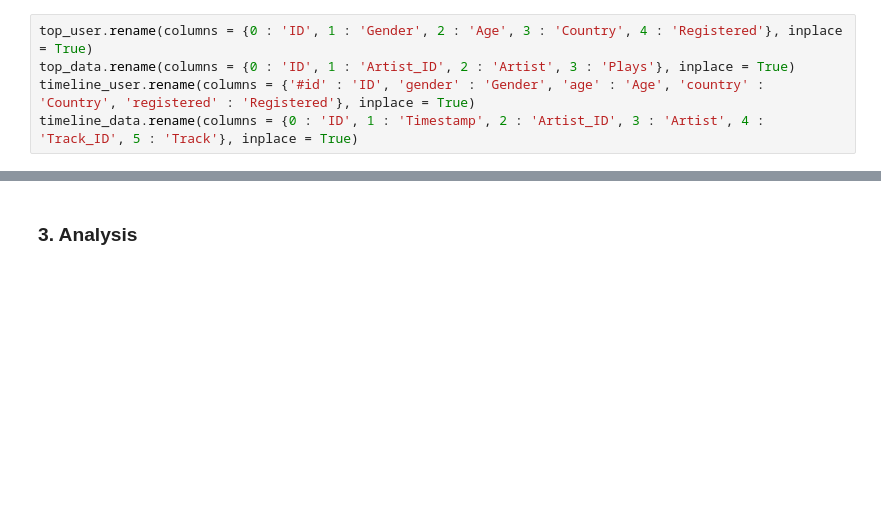
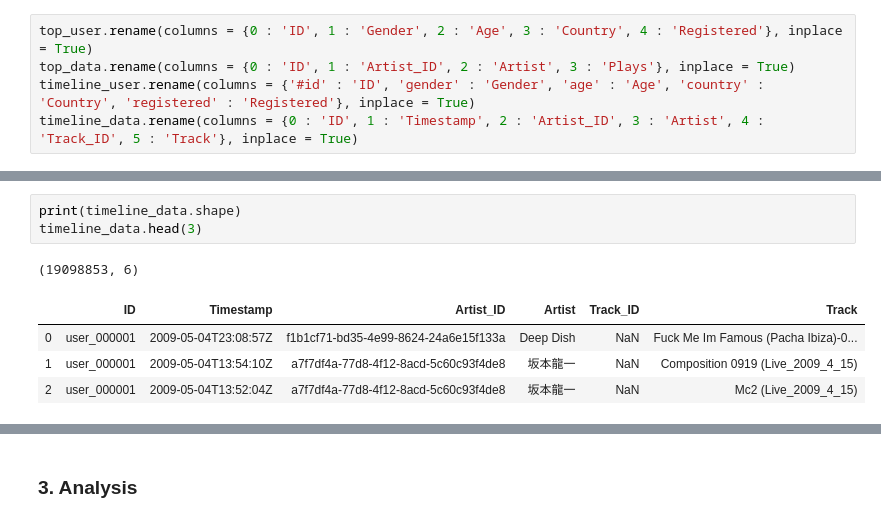
Before and after one commit to Caotick/mlbd-project, a Jupyter notebook: mlbd_project.ipynb, the cells around one changed output, grey strips where cells are left out. Drawn from its saved outputs; the diff is of its cells as text; blank space fills up the shorter version.

```diff
--- a/mlbd_project.ipynb
+++ b/mlbd_project.ipynb
@@ -80,0 +151,9 @@ timeline_data.head()
+# %%
+print(timeline_data.shape)
+timeline_data.head(3)
+# %% [output]
+(19098853, 6)
+|  | ID | Timestamp | Artist_ID | Artist | Track_ID | Track |
+| 0 | user_000001 | 2009-05-04T23:08:57Z | f1b1cf71-bd35-4e99-8624-24a6e15f133a | Deep Dish | NaN | Fuck Me Im Famous (Pacha Ibiza)-0... |
+| 1 | user_000001 | 2009-05-04T13:54:10Z | a7f7df4a-77d8-4f12-8acd-5c60c93f4de8 | 坂本龍一 | NaN | Composition 0919 (Live_2009_4_15) |
+| 2 | user_000001 | 2009-05-04T13:52:04Z | a7f7df4a-77d8-4f12-8acd-5c60c93f4de8 | 坂本龍一 | NaN | Mc2 (Live_2009_4_15) |
```
Also changed, not shown: parts of 16 cells of this notebook.
